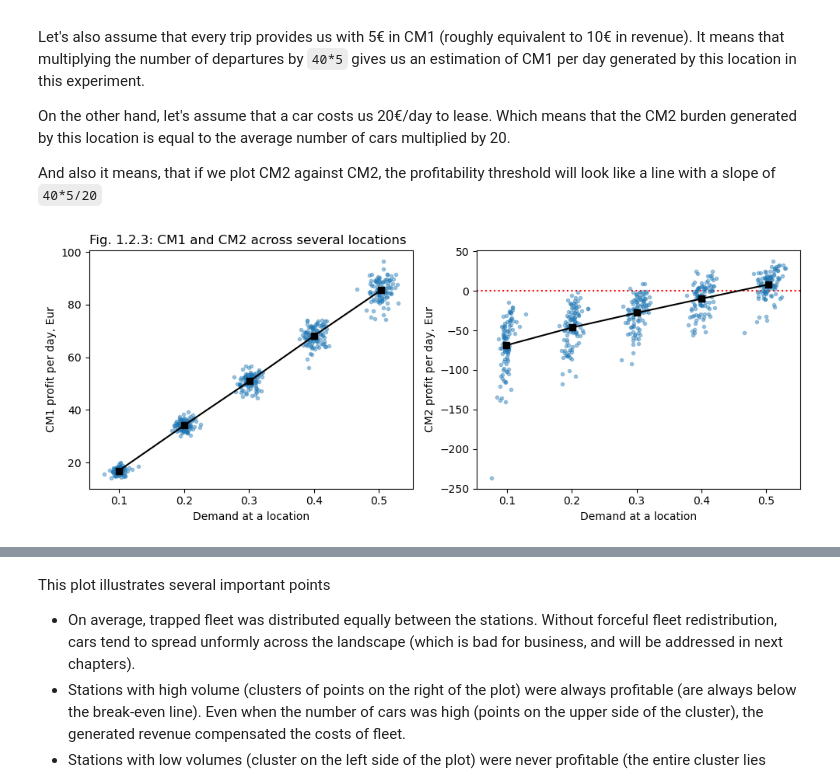
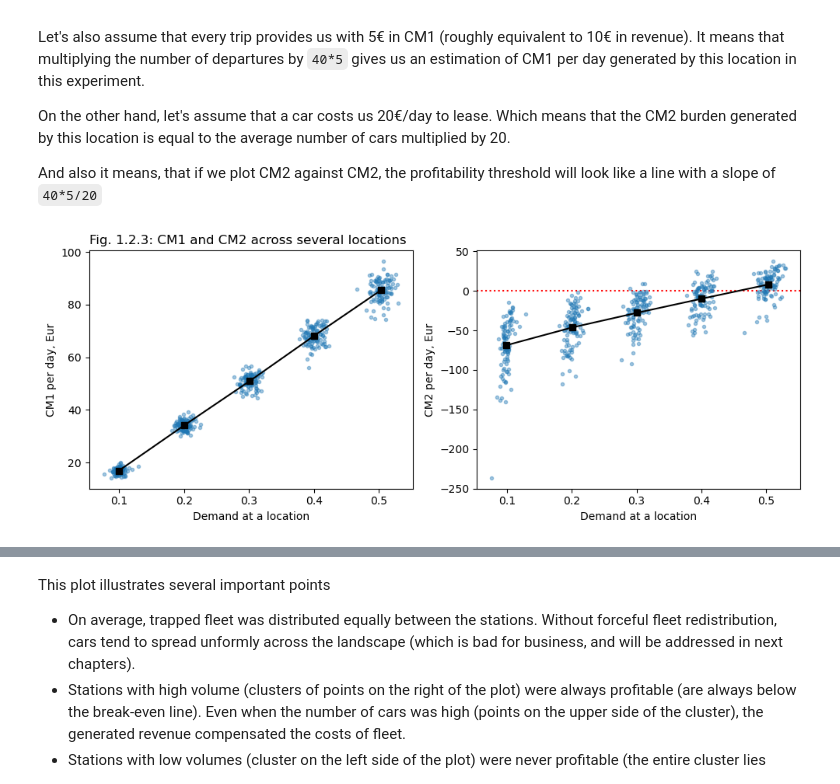
Before and after one commit to khakhalin/carsharing101, a Jupyter notebook: scripts/01natural_02stations.ipynb, the cells around one changed output, grey strips where cells are left out. Saved outputs shown, nothing was run; the diff lists cells and outputs as text; code cells hidden in the pictures.

```diff
--- a/scripts/01natural_02stations.ipynb
+++ b/scripts/01natural_02stations.ipynb
@@ -144,28 +144,28 @@ And also it means, that if we plot CM2 against CM2, the  profitability threshold
 # %%
 # Financial measures measures
 slope = (40*5)/20
 
 plt.figure(figsize=(10,4));
 plt.subplot(121)
 plt.title("Fig. 1.2.3: CM1 and CM2 across several locations", loc='left')
 x = total_attempts/n_steps_per_experiment
 y = cm1 *40*5
 plt.plot(x.flatten(), y.flatten(), '.', alpha=0.4);
 plt.plot(x.mean(axis=0), y.mean(axis=0), 'ks-')
 plt.xlabel("Demand at a location")
-plt.ylabel("CM1 profit per day, Eur")
+plt.ylabel("CM1 per day, Eur")
 
 plt.subplot(122)
 plt.axhline(0, color='red', linestyle=':')
 y = cm1*40*5 - average_cars*20
 plt.plot(x.flatten(), y.flatten(), '.', alpha=0.4);
 plt.plot(x.mean(axis=0), y.mean(axis=0), 'ks-')
 plt.xlabel("Demand at a location")
-plt.ylabel("CM2 profit per day, Eur")
+plt.ylabel("CM2 per day, Eur")
 
 plt.tight_layout()
 
 plt.savefig("../figures/01simple_02stations_03financials.svg", dpi=300)
 # %% [output]
-[figure, old version]
+[figure, new version]
 # %%
```
Also changed, not shown: parts of 2 cells of this notebook, 4 other files.
